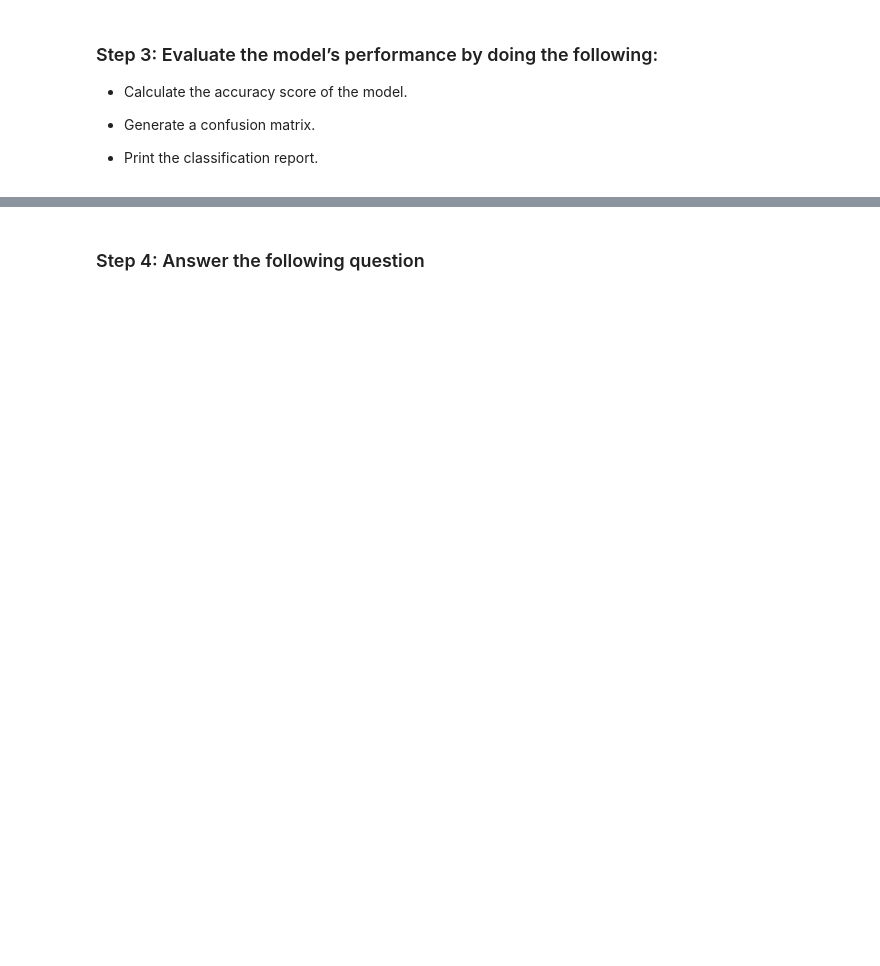
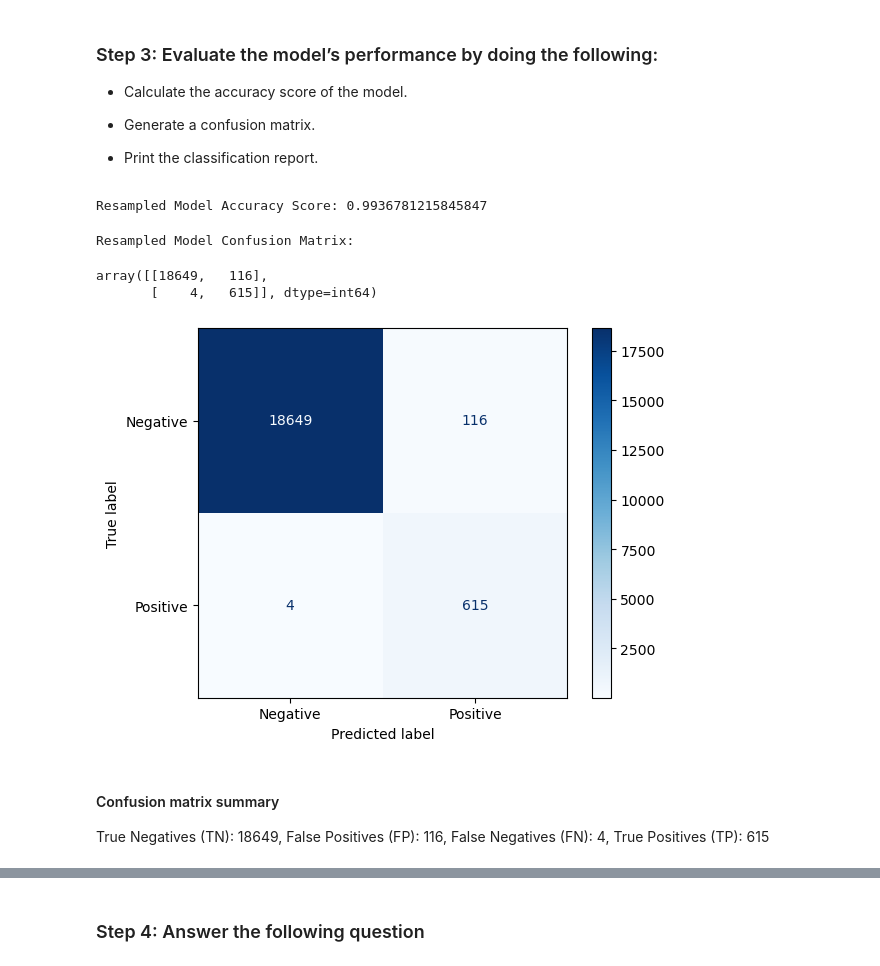
Before and after one commit to agorvie/credit-risk-classification, a Jupyter notebook: Credit_Risk/credit_risk_classification.ipynb, the cells around one changed output, grey strips where cells are left out. Cells and saved outputs as stored; diff of their text form; code cells hidden in the pictures; blank space fills up the shorter version.

```diff
--- a/Credit_Risk/credit_risk_classification.ipynb
+++ b/Credit_Risk/credit_risk_classification.ipynb
@@ -157,7 +194,7 @@ from imblearn.over_sampling import RandomOverSampler
 
 # Instantiate the random oversampler model
 # # Assign a random_state parameter of 1 to the model
-# YOUR CODE HERE!
+ros = RandomOverSampler(random_state=1)
 
 # Fit the original training data to the random_oversampler model
-# YOUR CODE HERE!
+X_train_resampled, y_train_resampled = ros.fit_resample(X_train, y_train)
@@ -169,12 +212,16 @@ ModuleNotFoundError: No module named 'imblearn'
 # %% [markdown]
 ### Step 2: Use the `LogisticRegression` classifier and the resampled data to fit the model and make predictions.
 # %%
+from sklearn.linear_model import LogisticRegression
 # Instantiate the Logistic Regression model
 # Assign a random_state parameter of 1 to the model
-# YOUR CODE HERE!
+model_resampled = LogisticRegression(random_state=1)
 
 # Fit the model using the resampled training data
-# YOUR CODE HERE!
+model_resampled.fit(X_train_resampled, y_train_resampled)
 
 # Make a prediction using the testing data
-# YOUR CODE HERE!
+y_pred_resampled = model_resampled.predict(X_test)
+
+print("Predicted values:")
+y_pred_resampled
@@ -188,9 +238,33 @@ ModuleNotFoundError: No module named 'imblearn'
 * Print the classification report.
 # %%
 # Print the balanced_accuracy score of the model
-# YOUR CODE HERE!
+resampled_accuracy = balanced_accuracy_score(y_test, y_pred_resampled)
+print("Resampled Model Accuracy Score:", resampled_accuracy)
+# %% [output]
+Resampled Model Accuracy Score: 0.9936781215845847
 # %%
 # Generate a confusion matrix for the model
-# YOUR CODE HERE!
+resampled_conf_matrix = confusion_matrix(y_test, y_pred_resampled)
+print("Resampled Model Confusion Matrix:")
+resampled_conf_matrix
+# %% [output]
+Resampled Model Confusion Matrix:
+array([[18649,   116],
+       [    4,   615]], dtype=int64)
+# %%
+# Create a ConfusionMatrixDisplay instance
+disp_resampled = ConfusionMatrixDisplay(confusion_matrix=resampled_conf_matrix, display_labels=["Negative", "Positive"])
+
+# Plot the confusion matrix with labeled rows and columns
+disp_resampled.plot(cmap="Blues", values_format="d")
+
+# Display the plot
+plt.show()
+# %% [output]
+[figure, added]
+# %% [markdown]
+#### Confusion matrix summary
+
+True Negatives (TN): 18649, False Positives (FP): 116, False Negatives (FN): 4, True Positives (TP): 615
 # %%
 # Print the classification report for the model
```
Also changed, not shown: parts of 15 cells of this notebook, 1 other file.
